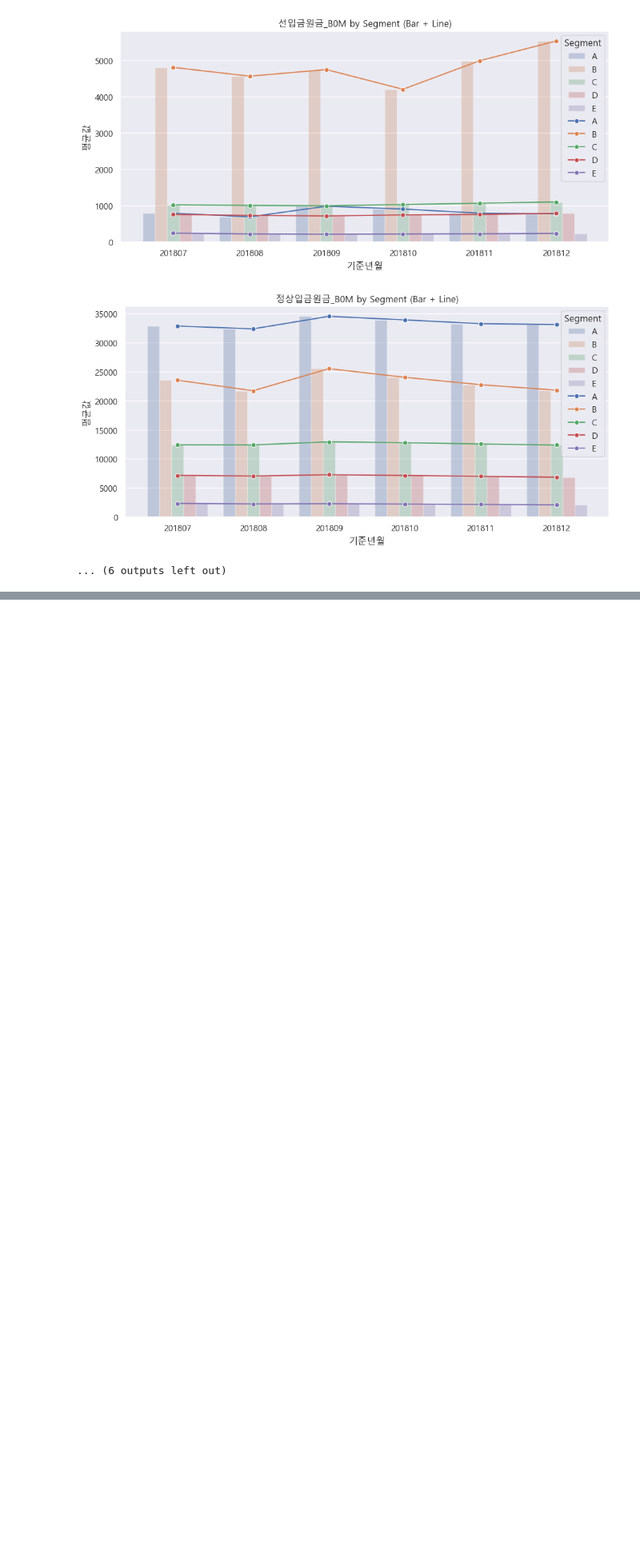
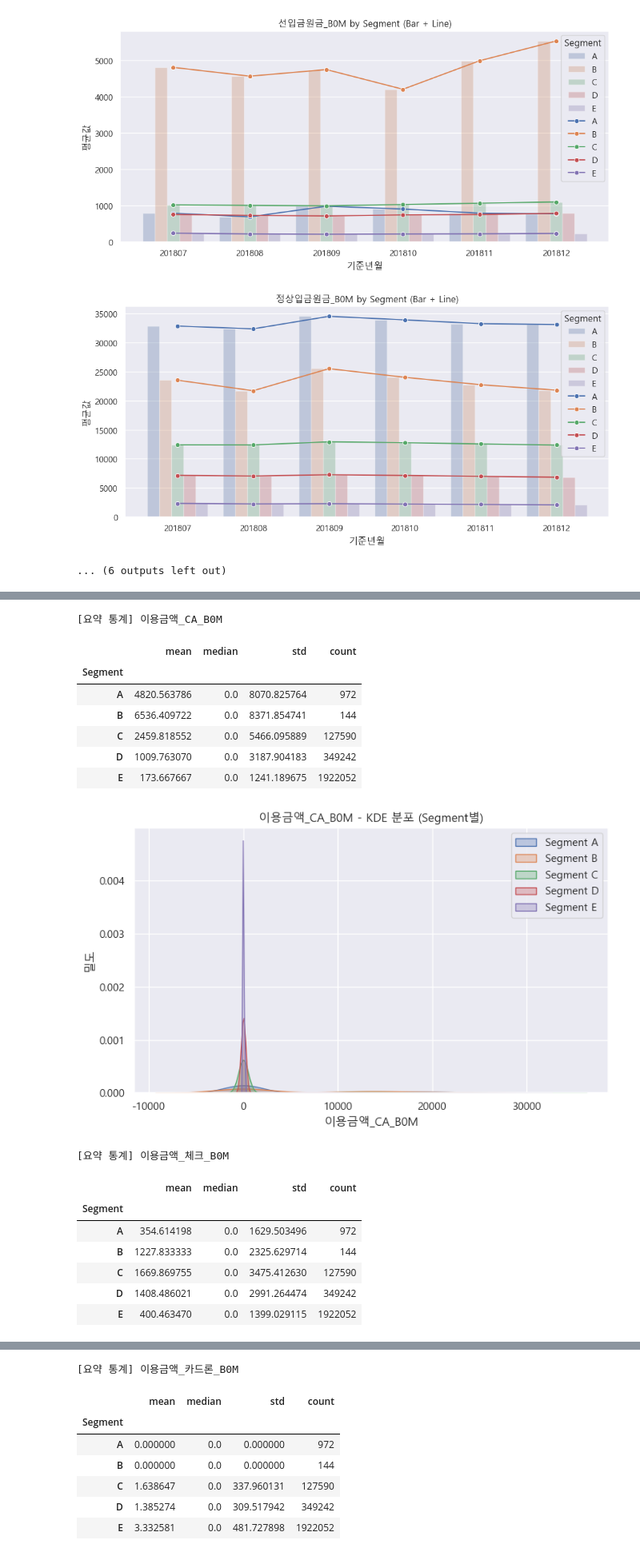
Before and after one commit to Likelion-6-team/final-project, a Jupyter notebook: 3_승인매출정보_피처생성_비교분석.ipynb, the cells around one changed output, grey strips where cells are left out. Shown at 80% size. Cells and saved outputs as stored; diff of their text form; code cells hidden in the pictures; blank space fills up the shorter version.

```diff
--- a/3_승인매출정보_피처생성_비교분석.ipynb
+++ b/3_승인매출정보_피처생성_비교분석.ipynb
@@ -270,0 +307,63 @@ for col in b0m_cols:
+# %%
+# 시각화 스타일 설정
+# sns.set(style='whitegrid')
+
+# 비교하고 싶은 컬럼들 입력
+target_cols = [
+    '이용금액_CA_B0M',
+    '이용금액_체크_B0M',
+    '이용금액_카드론_B0M',
+    '이용금액_온라인_B0M',
+    '이용금액_오프라인_B0M',
+    '이용건수_온라인_B0M',
+    '이용건수_오프라인_B0M',
+    '이용금액_연체_B0M',
+    '선입금원금_B0M',
+    '정상입금원금_B0M',
+    '승인거절건수_B0M',
+    '승인거절건수_한도초과_B0M',
+]
+
+# Segment 순서 고정
+segment_order = ['A', 'B', 'C', 'D', 'E']
+
+# 각 컬럼별 평균/중앙값 요약 + KDE plot
+for col in target_cols:
+    if col not in df.columns:
+        continue
+
+    print(f"\n[요약 통계] {col}")
+    display(df.groupby('Segment')[col]
+            .agg(['mean', 'median', 'std', 'count'])
+            .reindex(segment_order))
+
+    plt.figure(figsize=(8, 5))
+    for seg in segment_order:
+        data = df[df['Segment'] == seg][col].dropna()
+        if len(data) > 0:
+            sns.kdeplot(data, label=f'Segment {seg}', fill=True, alpha=0.3)
+
+    plt.title(f'{col} - KDE 분포 (Segment별)')
+    plt.xlabel(col)
+    plt.ylabel('밀도')
+    plt.legend()
+    plt.tight_layout()
+    plt.show()
+# %% [output]
+[요약 통계] 이용금액_CA_B0M
+|  | mean | median | std | count |
+| Segment |  |  |  |  |
+| A | 4820.563786 | 0.0 | 8070.825764 | 972 |
+| B | 6536.409722 | 0.0 | 8371.854741 | 144 |
+| C | 2459.818552 | 0.0 | 5466.095889 | 127590 |
+| D | 1009.763070 | 0.0 | 3187.904183 | 349242 |
+| E | 173.667667 | 0.0 | 1241.189675 | 1922052 |
+[figure, added]
+[요약 통계] 이용금액_체크_B0M
+|  | mean | median | std | count |
+| Segment |  |  |  |  |
+| A | 354.614198 | 0.0 | 1629.503496 | 972 |
+| B | 1227.833333 | 0.0 | 2325.629714 | 144 |
+| C | 1669.869755 | 0.0 | 3475.412630 | 127590 |
+| D | 1408.486021 | 0.0 | 2991.264474 | 349242 |
+| E | 400.463470 | 0.0 | 1399.029115 | 1922052 |
@@ -270,0 +371,8 @@ for col in b0m_cols:
+[요약 통계] 이용금액_카드론_B0M
+|  | mean | median | std | count |
+| Segment |  |  |  |  |
+| A | 0.000000 | 0.0 | 0.000000 | 972 |
+| B | 0.000000 | 0.0 | 0.000000 | 144 |
+| C | 1.638647 | 0.0 | 337.960131 | 127590 |
+| D | 1.385274 | 0.0 | 309.517942 | 349242 |
+| E | 3.332581 | 0.0 | 481.727898 | 1922052 |
```
Also changed, not shown: parts of 10 cells of this notebook, 8 other files.
